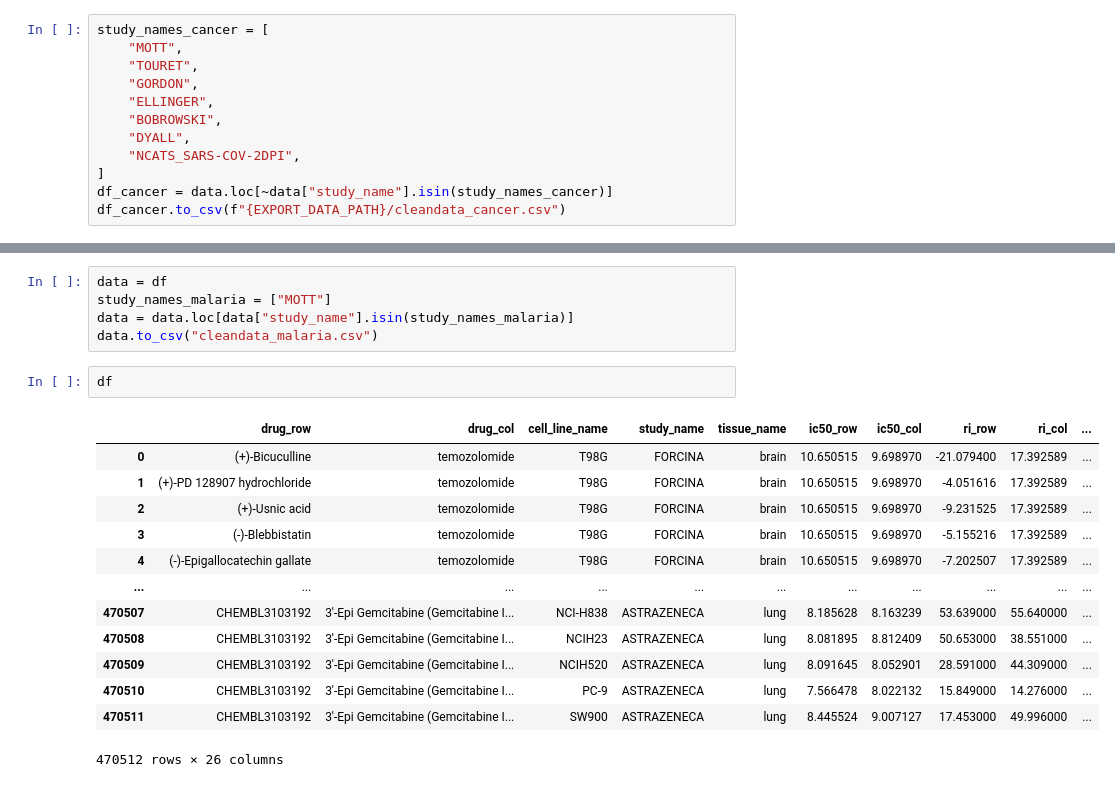
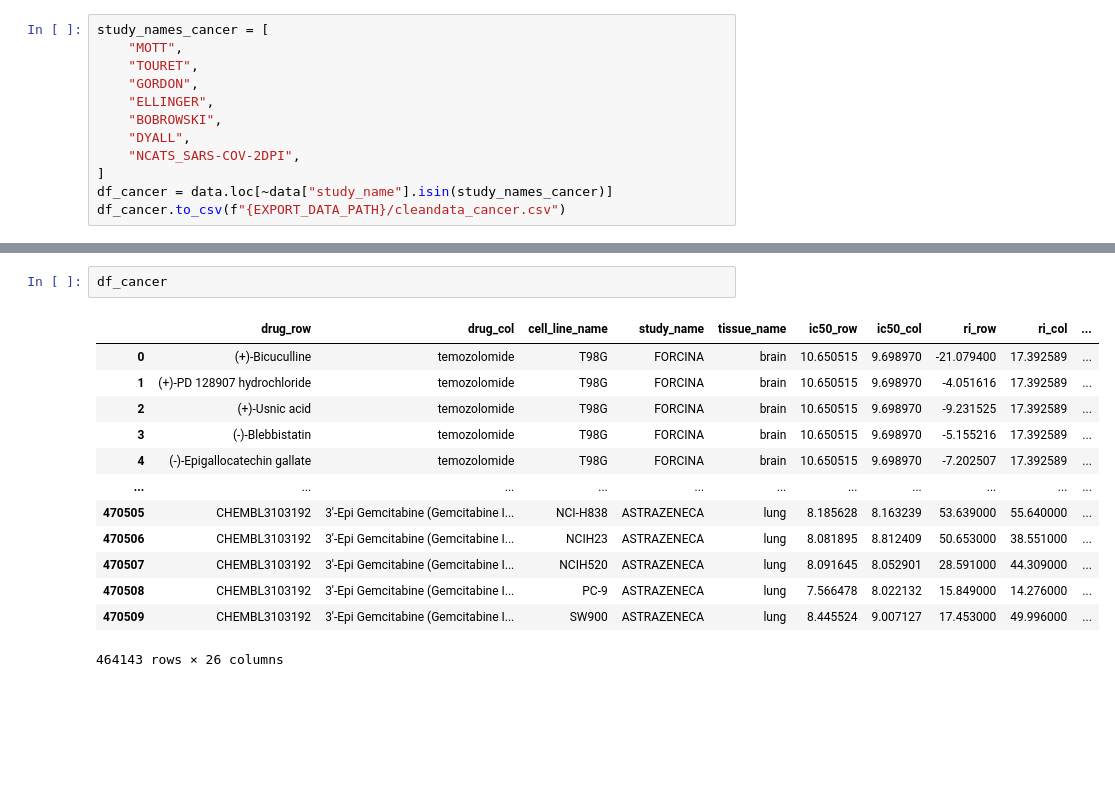
Before and after one commit to manbaritone/SynProtX, a Jupyter notebook: ipynb/01_drugcomb_clean.ipynb, the cells around one changed output, grey strips where cells are left out. Drawn from its saved outputs; the diff is of its cells as text; blank space fills up the shorter version.

```diff
--- a/ipynb/01_drugcomb_clean.ipynb
+++ b/ipynb/01_drugcomb_clean.ipynb
@@ -550,21 +487,16 @@ data.to_csv("cleandata_covid19.csv")
-# %%
-data = df
-study_names_malaria = ["MOTT"]
-data = data.loc[data["study_name"].isin(study_names_malaria)]
-data.to_csv("cleandata_malaria.csv")
-# %%
-df
-# %% [output]
-|  | drug_row | drug_col | cell_line_name | study_name | tissue_name | ic50_row | ic50_col | ri_row | ri_col | ... |
-| 0 | (+)-Bicuculline | temozolomide | T98G | FORCINA | brain | 10.650515 | 9.698970 | -21.079400 | 17.392589 | ... |
-| 1 | (+)-PD 128907 hydrochloride | temozolomide | T98G | FORCINA | brain | 10.650515 | 9.698970 | -4.051616 | 17.392589 | ... |
-| 2 | (+)-Usnic acid | temozolomide | T98G | FORCINA | brain | 10.650515 | 9.698970 | -9.231525 | 17.392589 | ... |
-| 3 | (-)-Blebbistatin | temozolomide | T98G | FORCINA | brain | 10.650515 | 9.698970 | -5.155216 | 17.392589 | ... |
-| 4 | (-)-Epigallocatechin gallate | temozolomide | T98G | FORCINA | brain | 10.650515 | 9.698970 | -7.202507 | 17.392589 | ... |
-| ... | ... | ... | ... | ... | ... | ... | ... | ... | ... | ... |
-| 470507 | CHEMBL3103192 | 3'-Epi Gemcitabine (Gemcitabine I... | NCI-H838 | ASTRAZENECA | lung | 8.185628 | 8.163239 | 53.639000 | 55.640000 | ... |
-| 470508 | CHEMBL3103192 | 3'-Epi Gemcitabine (Gemcitabine I... | NCIH23 | ASTRAZENECA | lung | 8.081895 | 8.812409 | 50.653000 | 38.551000 | ... |
-| 470509 | CHEMBL3103192 | 3'-Epi Gemcitabine (Gemcitabine I... | NCIH520 | ASTRAZENECA | lung | 8.091645 | 8.052901 | 28.591000 | 44.309000 | ... |
-| 470510 | CHEMBL3103192 | 3'-Epi Gemcitabine (Gemcitabine I... | PC-9 | ASTRAZENECA | lung | 7.566478 | 8.022132 | 15.849000 | 14.276000 | ... |
-| 470511 | CHEMBL3103192 | 3'-Epi Gemcitabine (Gemcitabine I... | SW900 | ASTRAZENECA | lung | 8.445524 | 9.007127 | 17.453000 | 49.996000 | ... |
-470512 rows × 26 columns
+# %%
+df_cancer
+# %% [output]
+|  | drug_row | drug_col | cell_line_name | study_name | tissue_name | ic50_row | ic50_col | ri_row | ri_col | ... |
+| 0 | (+)-Bicuculline | temozolomide | T98G | FORCINA | brain | 10.650515 | 9.698970 | -21.079400 | 17.392589 | ... |
+| 1 | (+)-PD 128907 hydrochloride | temozolomide | T98G | FORCINA | brain | 10.650515 | 9.698970 | -4.051616 | 17.392589 | ... |
+| 2 | (+)-Usnic acid | temozolomide | T98G | FORCINA | brain | 10.650515 | 9.698970 | -9.231525 | 17.392589 | ... |
+| 3 | (-)-Blebbistatin | temozolomide | T98G | FORCINA | brain | 10.650515 | 9.698970 | -5.155216 | 17.392589 | ... |
+| 4 | (-)-Epigallocatechin gallate | temozolomide | T98G | FORCINA | brain | 10.650515 | 9.698970 | -7.202507 | 17.392589 | ... |
+| ... | ... | ... | ... | ... | ... | ... | ... | ... | ... | ... |
+| 470505 | CHEMBL3103192 | 3'-Epi Gemcitabine (Gemcitabine I... | NCI-H838 | ASTRAZENECA | lung | 8.185628 | 8.163239 | 53.639000 | 55.640000 | ... |
+| 470506 | CHEMBL3103192 | 3'-Epi Gemcitabine (Gemcitabine I... | NCIH23 | ASTRAZENECA | lung | 8.081895 | 8.812409 | 50.653000 | 38.551000 | ... |
+| 470507 | CHEMBL3103192 | 3'-Epi Gemcitabine (Gemcitabine I... | NCIH520 | ASTRAZENECA | lung | 8.091645 | 8.052901 | 28.591000 | 44.309000 | ... |
+| 470508 | CHEMBL3103192 | 3'-Epi Gemcitabine (Gemcitabine I... | PC-9 | ASTRAZENECA | lung | 7.566478 | 8.022132 | 15.849000 | 14.276000 | ... |
+| 470509 | CHEMBL3103192 | 3'-Epi Gemcitabine (Gemcitabine I... | SW900 | ASTRAZENECA | lung | 8.445524 | 9.007127 | 17.453000 | 49.996000 | ... |
+464143 rows × 26 columns
```
Also changed, not shown: parts of 10 cells of this notebook, 14 other files.
